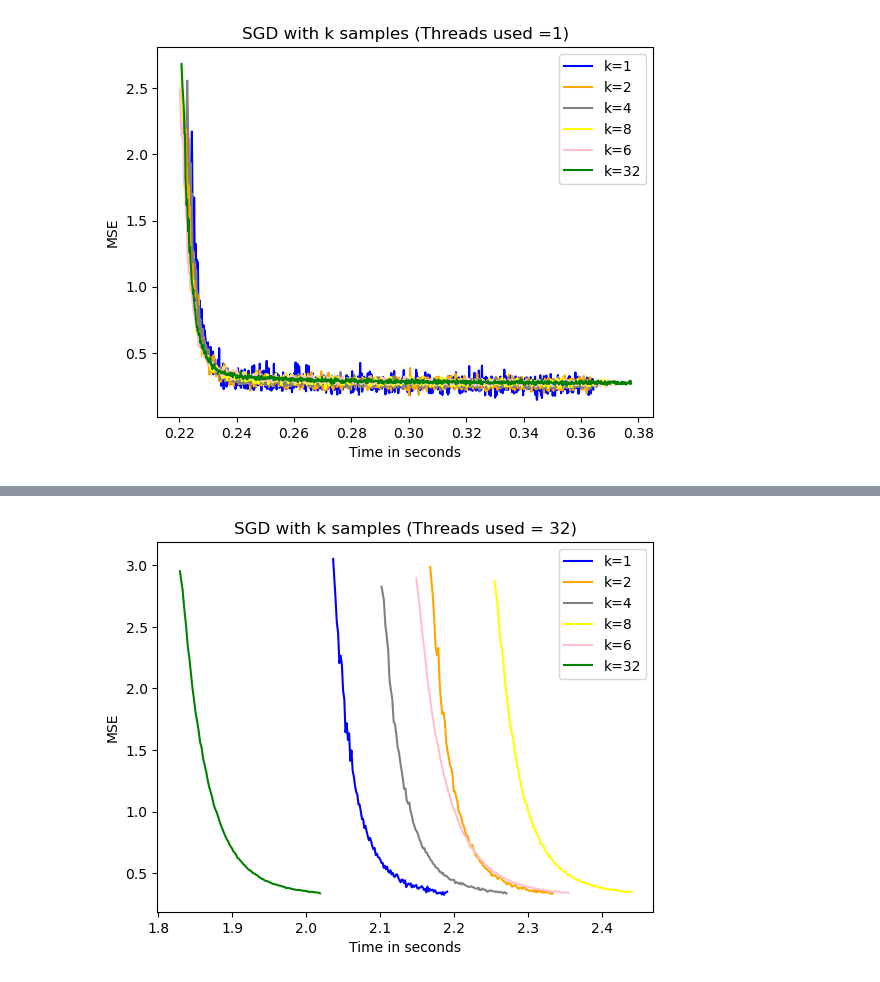
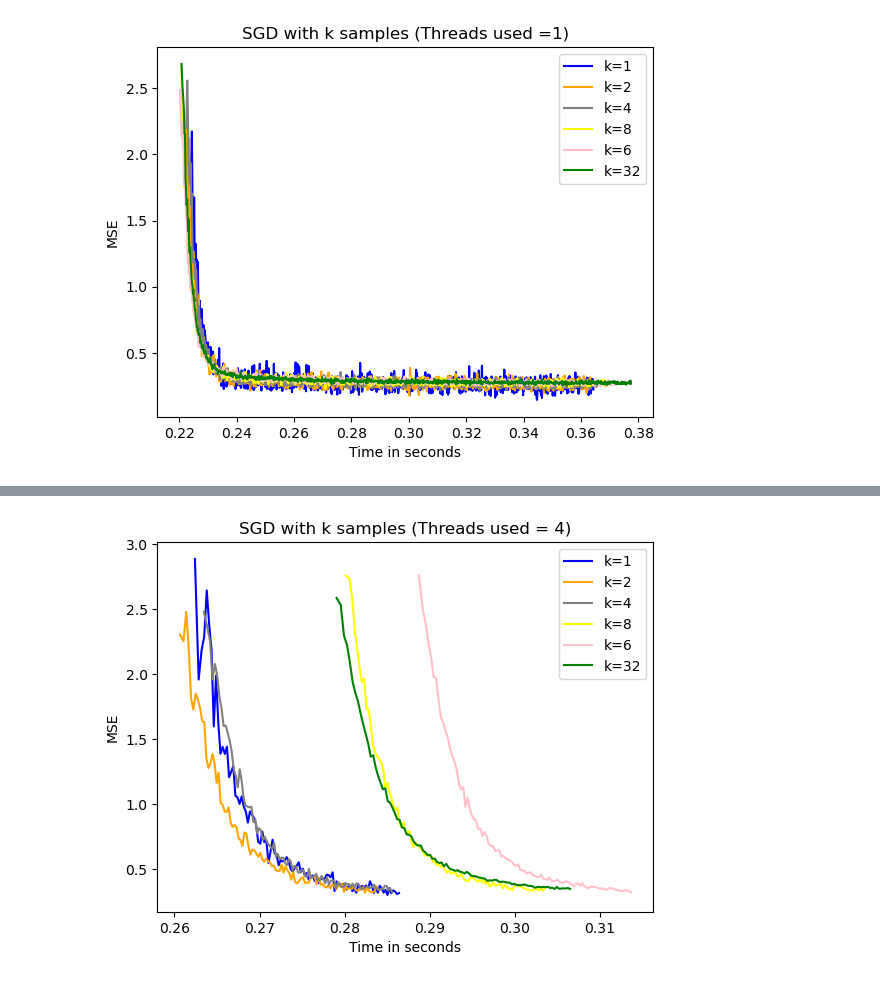
Before and after one commit to shreyashonnalli/ST444, a Jupyter notebook: SGD_with_k_samples.ipynb, the cells around one changed output, grey strips where cells are left out. Saved outputs shown, nothing was run; the diff lists cells and outputs as text; code cells hidden in the pictures.

```diff
--- a/SGD_with_k_samples.ipynb
+++ b/SGD_with_k_samples.ipynb
@@ -204,27 +175,27 @@ if __name__ == "__main__":
 # %%
 # Hyperparameters
 learning_rate = 0.01
 epochs = 100
-num_threads = 32  # Number of threads
+num_threads = 4  # Number of threads
 #k = 16  # Number of points each thread processes per batch
 
 if __name__ == "__main__":
     mse_1,time_1 = SGD_with_k_samples.estimation(100, X, y, learning_rate, epochs, num_threads, 1)
     mse_2,time_2 = SGD_with_k_samples.estimation(100,X, y, learning_rate, epochs, num_threads, 2)
     mse_4,time_4 = SGD_with_k_samples.estimation(100,X, y, learning_rate, epochs, num_threads, 4)
     mse_8,time_8 = SGD_with_k_samples.estimation(100,X, y, learning_rate, epochs, num_threads, 8)
     mse_16,time_16 = SGD_with_k_samples.estimation(100,X, y, learning_rate, epochs, num_threads, 16)
     mse_32,time_32 = SGD_with_k_samples.estimation(100,X, y, learning_rate, epochs, num_threads, 32)
 
     plt.xlabel('Time in seconds')
     plt.ylabel('MSE')
-    plt.title('SGD with k samples (Threads used = 32)')
+    plt.title('SGD with k samples (Threads used = 4)')
     plt.plot(time_1,mse_1, label = "k=1", color="blue", linestyle="-")
     plt.plot(time_2,mse_2, label = "k=2", color="orange", linestyle="-")
     plt.plot(time_4,mse_4, label = "k=4", color="grey", linestyle="-")
     plt.plot(time_8,mse_8, label = "k=8", color="yellow", linestyle="-")
     plt.plot(time_16,mse_16, label = "k=6", color="pink", linestyle="-")
     plt.plot(time_32,mse_32, label = "k=32", color="green", linestyle="-")
     plt.legend()
 # %% [output]
-[figure, old version]
+[figure, new version]
```
Also changed, not shown: parts of 13 cells of this notebook.
